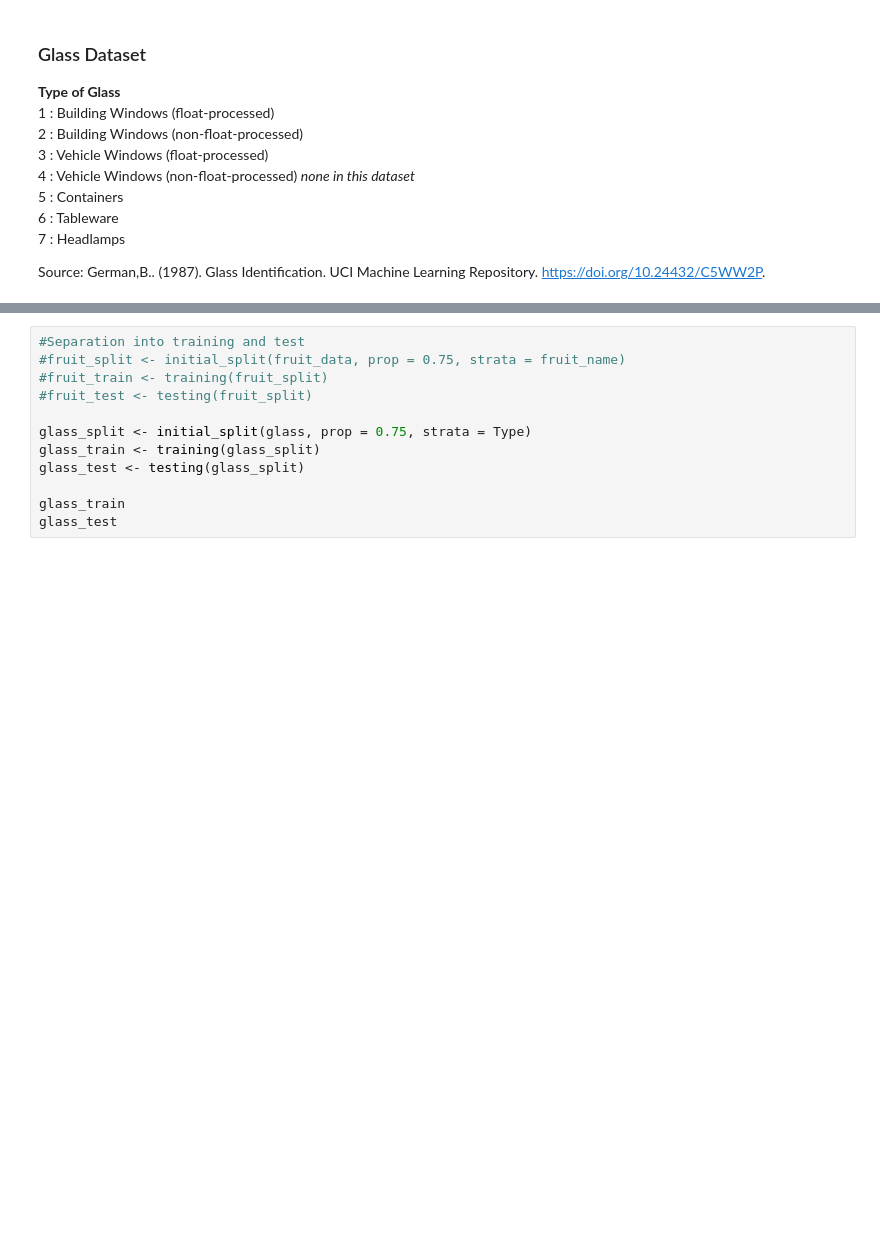
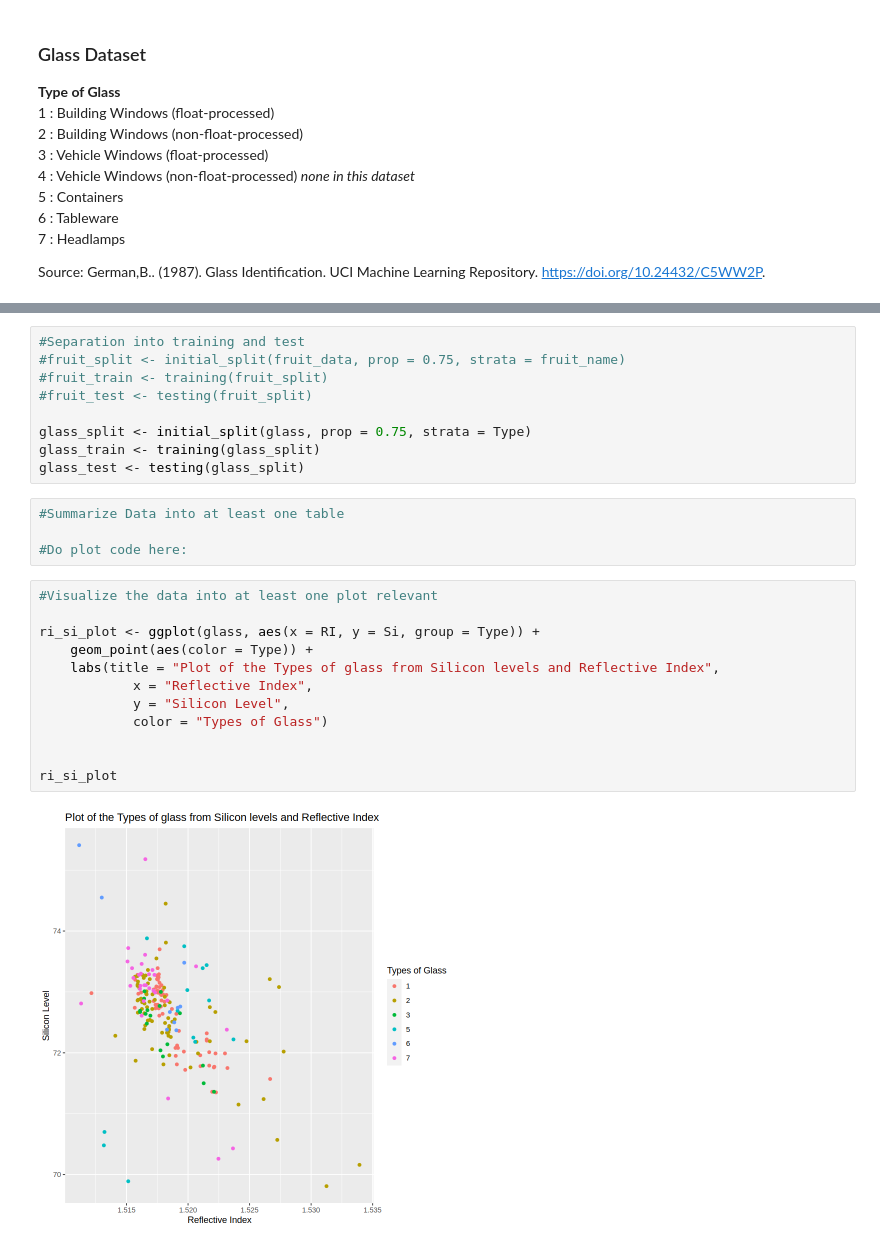
Before and after one commit to nlmanama/DSCI100-GroupProject, a Jupyter notebook: proposal.ipynb, the cells around one changed output, grey strips where cells are left out. Saved outputs shown, nothing was run; the diff lists cells and outputs as text; blank space fills up the shorter version.

Commit message:
Made one plot

```diff
--- a/proposal.ipynb
+++ b/proposal.ipynb
@@ -56,6 +52,21 @@ A data.frame: 214 × 11
 glass_split <- initial_split(glass, prop = 0.75, strata = Type)
 glass_train <- training(glass_split)
 glass_test <- testing(glass_split)
-
-glass_train
-glass_test
+# %%
+#Summarize Data into at least one table
+
+#Do plot code here:
+# %%
+#Visualize the data into at least one plot relevant
+
+ri_si_plot <- ggplot(glass, aes(x = RI, y = Si, group = Type)) +
+    geom_point(aes(color = Type)) +
+    labs(title = "Plot of the Types of glass from Silicon levels and Reflective Index",
+            x = "Reflective Index",
+            y = "Silicon Level",
+            color = "Types of Glass")
+
+
+ri_si_plot
+# %% [output]
+[figure, added]
```
Also changed, not shown: parts of 2 cells of this notebook.
